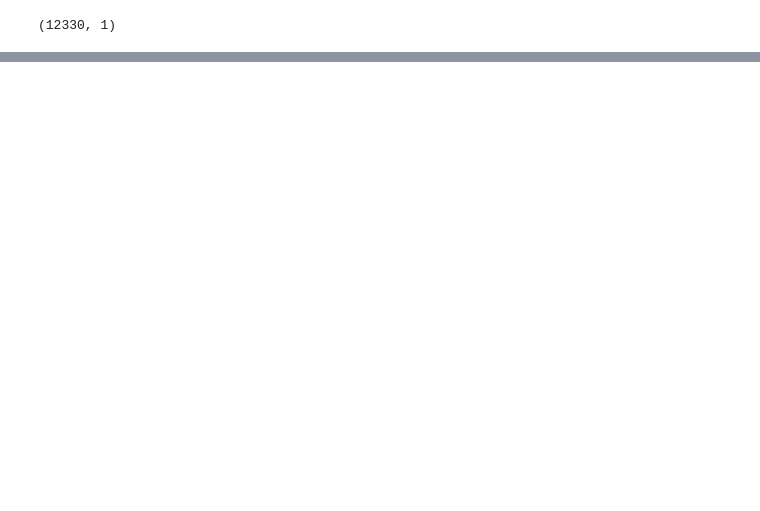
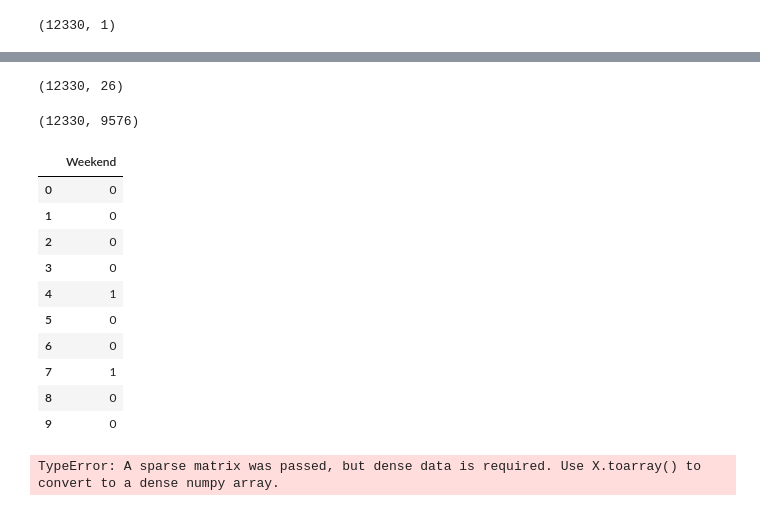
Before and after one commit to SepidehMohammadi/Capstone_python, a Jupyter notebook: loading the data, creating matrix of feauters and dependent variable vector.ipynb, the cells around one changed output, grey strips where cells are left out. Saved outputs shown, nothing was run; the diff lists cells and outputs as text; code cells hidden in the pictures; blank space fills up the shorter version.

```diff
--- a/loading the data, creating matrix of feauters and dependent variable vector.ipynb
+++ b/loading the data, creating matrix of feauters and dependent variable vector.ipynb
@@ -92,0 +169,4 @@ OSHIy.shape
+# %%
+cleanOSHIX.shape
+# %% [output]
+(12330, 26)
@@ -92,0 +176,39 @@ OSHIy.shape
+# %%
+cleanOSHIX.shape
+# %% [output]
+(12330, 9576)
+# %%
+#encoding catogorical features
+
+#categorical boolean mask
+boolean_feature_mask = OSHIX.dtypes == bool
+
+#filter categorical columns using mask and turn it into a list
+boolean_cols = OSHIX.columns[boolean_feature_mask].tolist()
+
+#Instantiate a LabelEncoder Object
+le = LabelEncoder()
+
+#apply LabelEncoder on each of categorical columns
+OSHIX[boolean_cols] =OSHIX [boolean_cols].apply(lambda col:
+                                                        le.fit_transform(col))
+
+
+OSHIX[boolean_cols].head(10)
+# %% [output]
+|  | Weekend |
+| 0 | 0 |
+| 1 | 0 |
+| 2 | 0 |
+| 3 | 0 |
+| 4 | 1 |
+| 5 | 0 |
+| 6 | 0 |
+| 7 | 1 |
+| 8 | 0 |
+| 9 | 0 |
+# %%
+ct = ColumnTransformer([("Weekend", OneHotEncoder(), [16])], remainder = 'passthrough')
+cleanOSHIX = ct.fit_transform(cleanOSHIX)
+# %% [output]
+TypeError: A sparse matrix was passed, but dense data is required. Use X.toarray() to convert to a dense numpy array.
```
Also changed, not shown: parts of 12 cells of this notebook.
